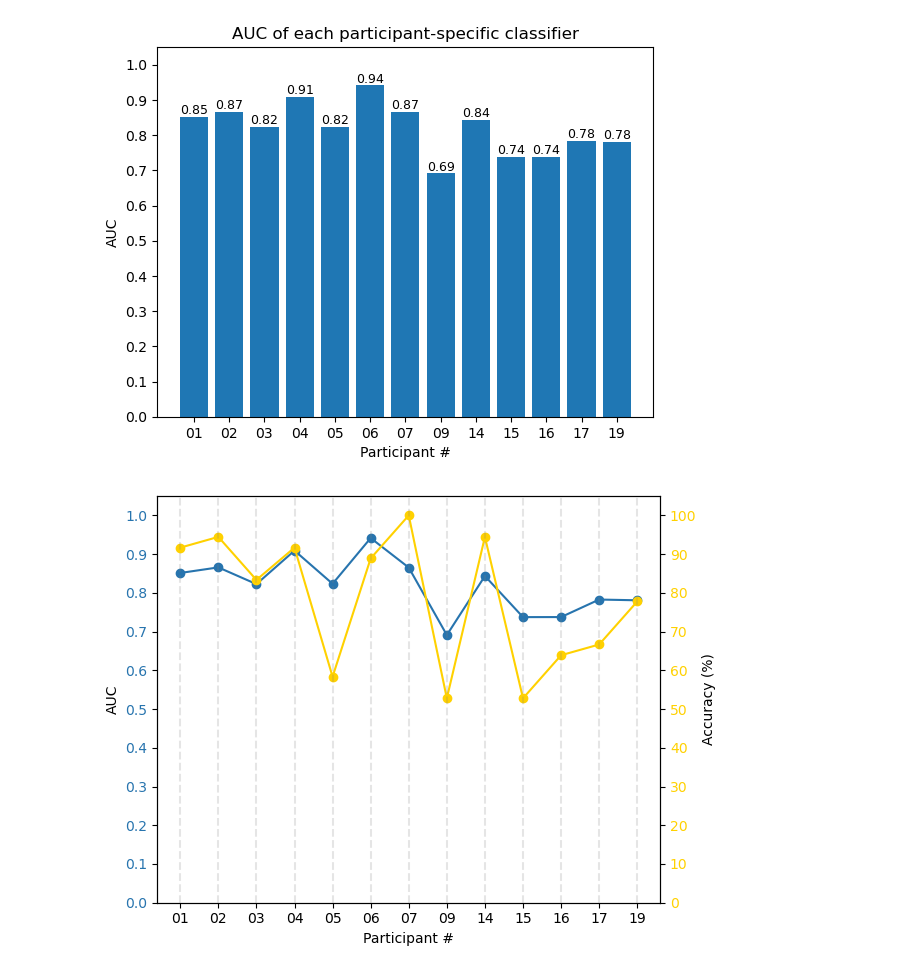
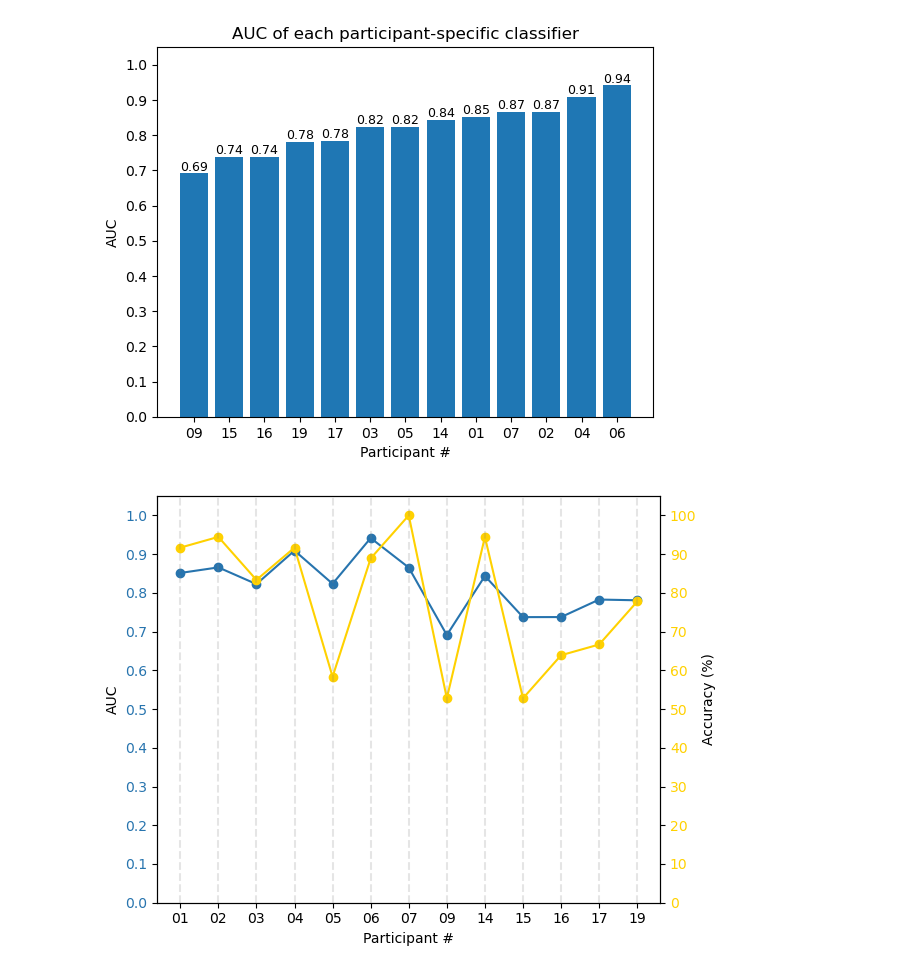
Before and after one commit to zs144/P300-BCI, a Jupyter notebook: Task5/task5-extra-2.ipynb, the cells around one changed output. Drawn from its saved outputs; the diff is of its cells as text; code cells hidden in the pictures.

```diff
--- a/Task5/task5-extra-2.ipynb
+++ b/Task5/task5-extra-2.ipynb
@@ -116,7 +116,7 @@ for obj in obj_indices:
                                               stim_channel='CurrentTarget',
                                               verbose=False)
         current_target = current_target_events[:,2]
-        truth = eventIDs_to_strings(BOARD, current_target)
+        truth = eventIDs_to_sequence(BOARD, current_target)
 
         phases_events = mne.find_events(raw_data,
                                         stim_channel='PhaseInSequence',
@@ -146,7 +146,7 @@ for obj in obj_indices:
         ACTUAL_T_MAX = int(len(stim_begin_time)/len(truth))
         P_threshold = 0.9
 
-        trail_perform = {'truth':list(truth), 'select':[], 'times':[]}
+        trail_perform = {'truth':truth, 'select':[], 'times':[]}
 
         for trail in range(len(during_trail_phases)):
             P_all = np.ones(shape=(N_ROWS, N_COLS)) * (1/M) # Initialize probs
@@ -194,17 +194,20 @@ for obj in obj_indices:
 # all_performance # check results [passed!]
 
 # AUCs # check results [passed!]
+# %%
+AUC_df = pd.DataFrame({'index': obj_indices, 'AUC': DS_AUCs})
+AUC_df.sort_values('AUC', inplace=True)
 # %%
-ax = plt.bar(x=obj_indices, height=DS_AUCs)
-plt.bar_label(ax, labels=['%.2f'%(i) for i in DS_AUCs], fontsize=9)
+ax = plt.bar(x=AUC_df['index'], height=AUC_df['AUC'])
+plt.bar_label(ax, labels=['%.2f'%(i) for i in AUC_df['AUC']], fontsize=9)
 plt.xlabel('Participant #')
 plt.ylabel('AUC')
 plt.ylim(0, 1+0.05)
 plt.yticks([0.1*i for i in range(11)])
 plt.title('AUC of each participant-specific classifier')
 plt.show()
 # %% [output]
-[figure, old version]
+[figure, new version]
 # %%
 def count_num_same(list_1, list_2):
     if (len(list_1) != len(list_2)):
```
Also changed, not shown: parts of 9 cells of this notebook.
